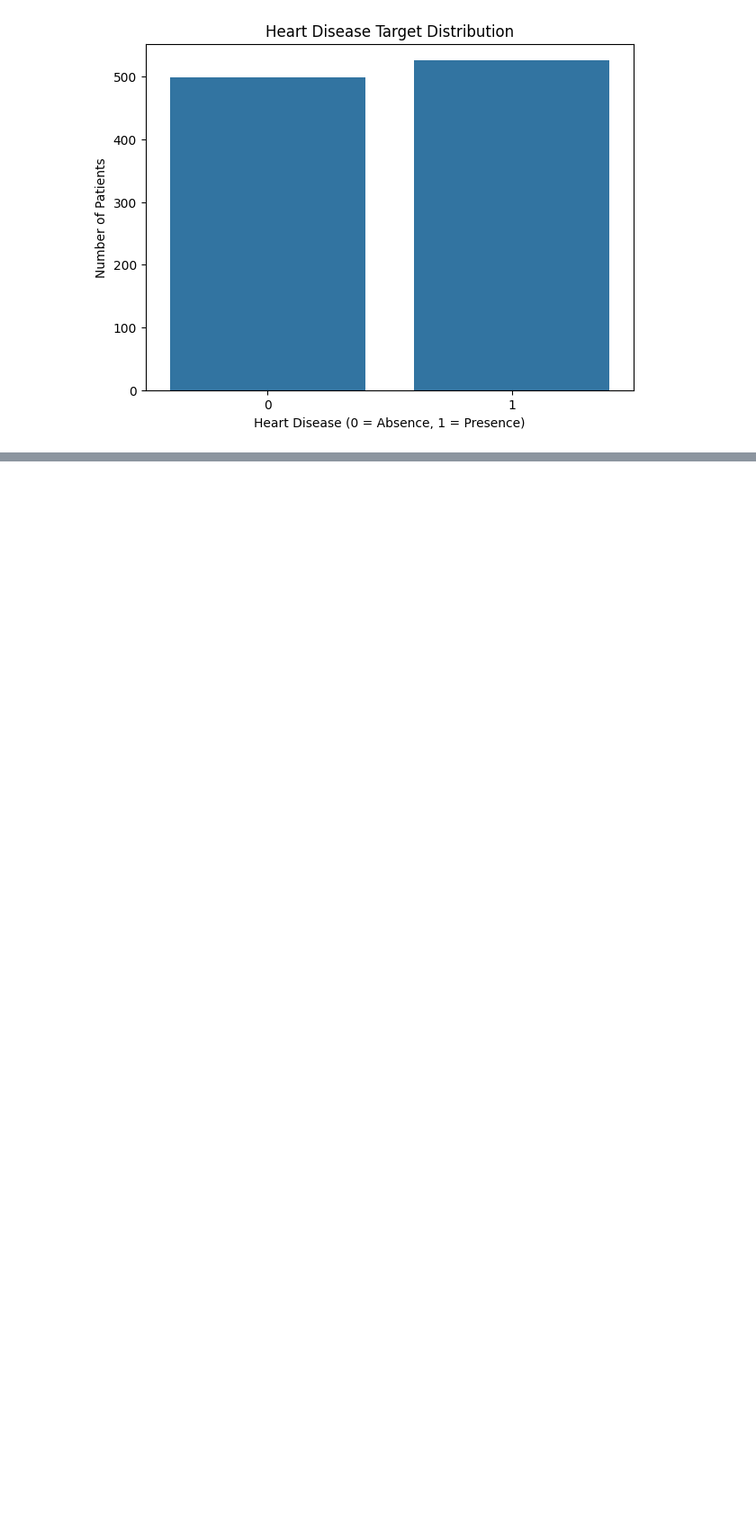
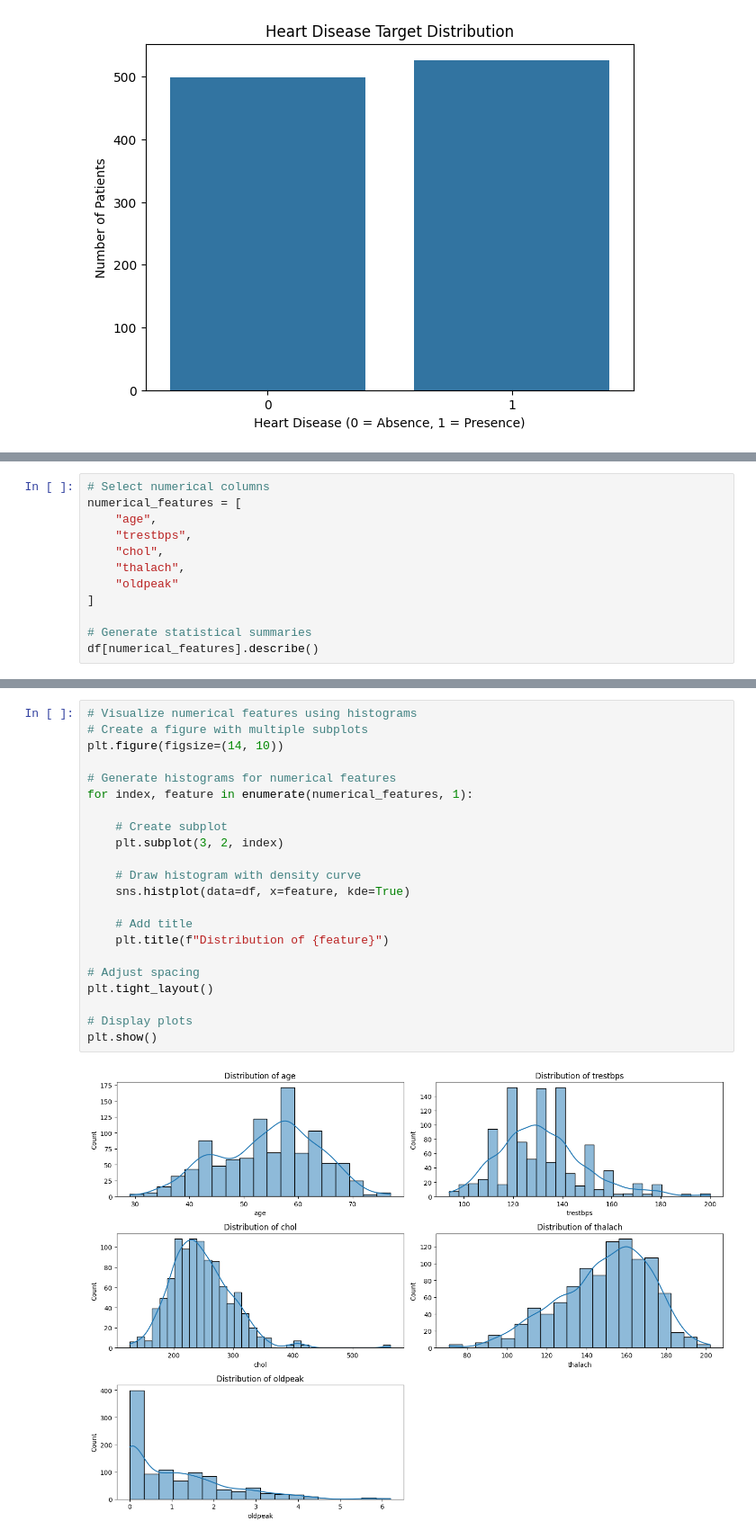
Before and after one commit to AbdullahRFA/heart-disease-prediction, a Jupyter notebook: backend/notebooks/01_data_exploration.ipynb, the cells around one changed output, grey strips where cells are left out. Shown at 90% size. Cells and saved outputs as stored; diff of their text form; blank space fills up the shorter version.

Commit message:
perform EDA: Numerical feature statistics.
[ ] Numerical feature histograms.

[ ] Categorical feature count plots.

[ ] Correlation matrix.

[ ] Correlation heatmap.

[ ] Target correlation ranking

```diff
--- a/backend/notebooks/01_data_exploration.ipynb
+++ b/backend/notebooks/01_data_exploration.ipynb
@@ -180,0 +183,12 @@ plt.show()
+# %%
+# Select numerical columns
+numerical_features = [
+    "age",
+    "trestbps",
+    "chol",
+    "thalach",
+    "oldpeak"
+]
+
+# Generate statistical summaries
+df[numerical_features].describe()
@@ -180,0 +205,24 @@ plt.show()
+# %%
+# Visualize numerical features using histograms
+# Create a figure with multiple subplots
+plt.figure(figsize=(14, 10))
+
+# Generate histograms for numerical features
+for index, feature in enumerate(numerical_features, 1):
+
+    # Create subplot
+    plt.subplot(3, 2, index)
+
+    # Draw histogram with density curve
+    sns.histplot(data=df, x=feature, kde=True)
+
+    # Add title
+    plt.title(f"Distribution of {feature}")
+
+# Adjust spacing
+plt.tight_layout()
+
+# Display plots
+plt.show()
+# %% [output]
+[figure, added]
```
Also changed, not shown: parts of 8 cells of this notebook.
